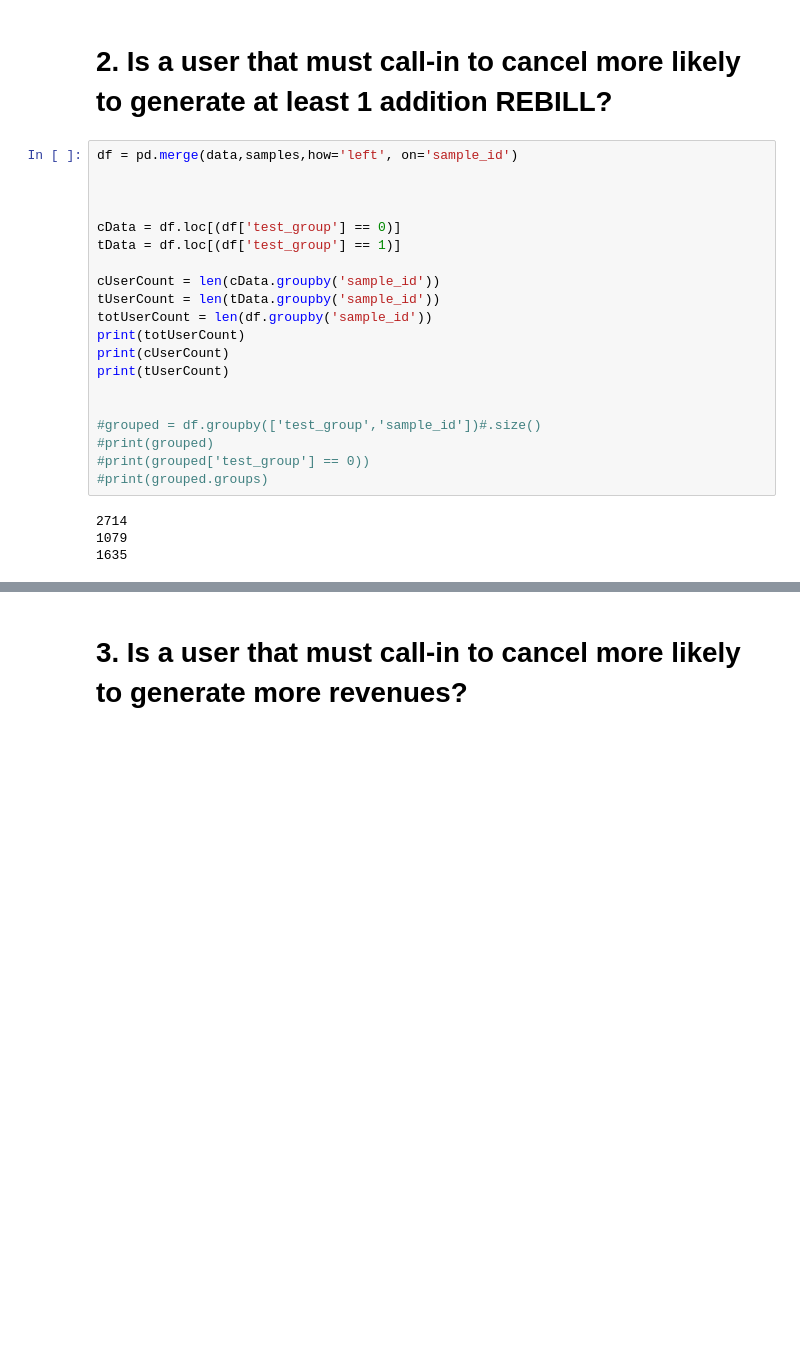
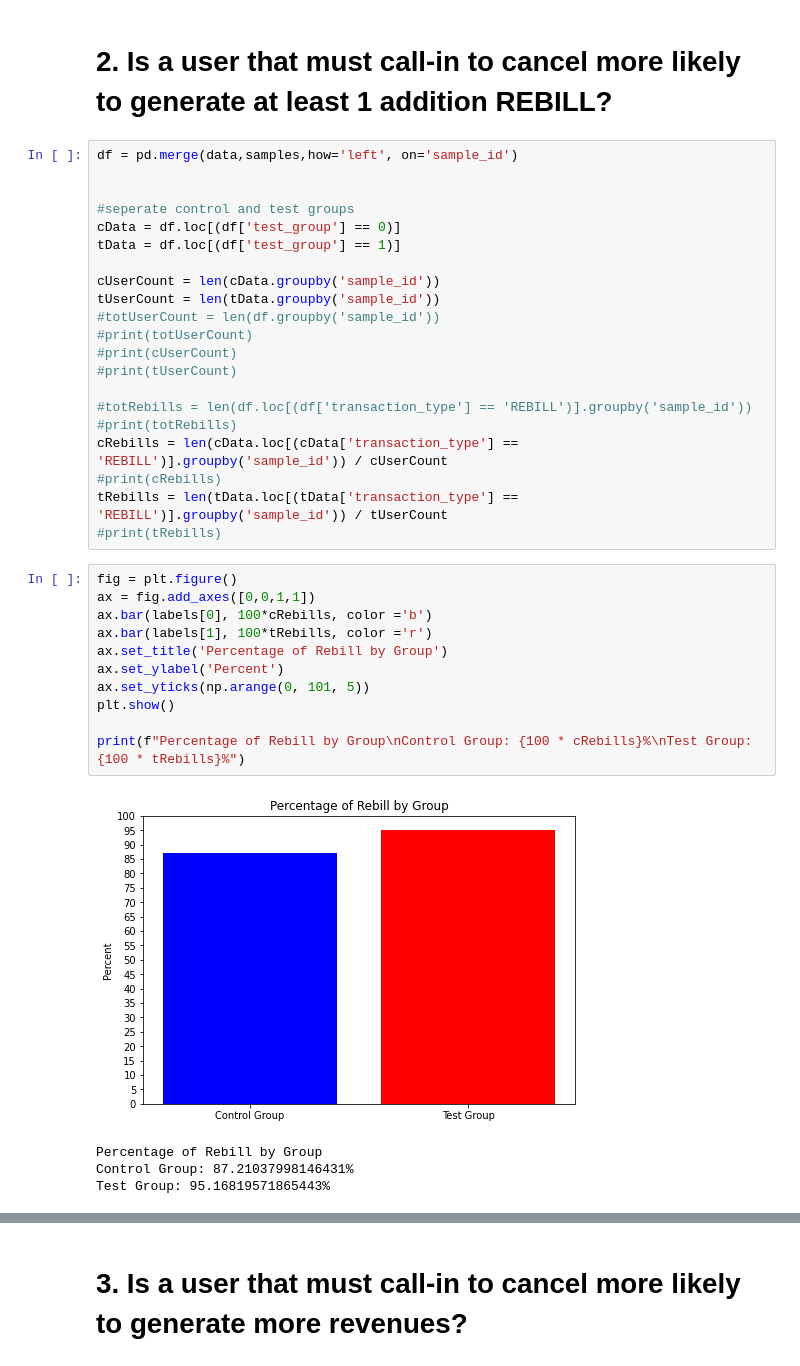
Before and after one commit to BigUnit/datasciencetest, a Jupyter notebook: datasciencetest.ipynb, the cells around one changed output, grey strips where cells are left out. Cells and saved outputs as stored; diff of their text form; blank space fills up the shorter version.

```diff
--- a/datasciencetest.ipynb
+++ b/datasciencetest.ipynb
@@ -27,24 +39,37 @@ plt.show()
 df = pd.merge(data,samples,how='left', on='sample_id')
 
 
-
+#seperate control and test groups
 cData = df.loc[(df['test_group'] == 0)]
 tData = df.loc[(df['test_group'] == 1)]
 
 cUserCount = len(cData.groupby('sample_id'))
 tUserCount = len(tData.groupby('sample_id'))
-totUserCount = len(df.groupby('sample_id'))
-print(totUserCount)
-print(cUserCount)
-print(tUserCount)
+#totUserCount = len(df.groupby('sample_id'))
+#print(totUserCount)
+#print(cUserCount)
+#print(tUserCount)
 
-
-#grouped = df.groupby(['test_group','sample_id'])#.size()
-#print(grouped)
-#print(grouped['test_group'] == 0))
-#print(grouped.groups)
+#totRebills = len(df.loc[(df['transaction_type'] == 'REBILL')].groupby('sample_id'))
+#print(totRebills)
+cRebills = len(cData.loc[(cData['transaction_type'] == 'REBILL')].groupby('sample_id')) / cUserCount
+#print(cRebills)
+tRebills = len(tData.loc[(tData['transaction_type'] == 'REBILL')].groupby('sample_id')) / tUserCount
+#print(tRebills)
-# %% [output]
-2714
-1079
-1635
+# %%
+fig = plt.figure()
+ax = fig.add_axes([0,0,1,1])
+ax.bar(labels[0], 100*cRebills, color ='b')
+ax.bar(labels[1], 100*tRebills, color ='r')
+ax.set_title('Percentage of Rebill by Group')
+ax.set_ylabel('Percent')
+ax.set_yticks(np.arange(0, 101, 5))
+plt.show()
+
+print(f"Percentage of Rebill by Group\nControl Group: {100 * cRebills}%\nTest Group: {100 * tRebills}%")
+# %% [output]
+[figure, added]
+Percentage of Rebill by Group
+Control Group: 87.21037998146431%
+Test Group: 95.16819571865443%
 # %%
```
Also changed, not shown: parts of 10 cells of this notebook.
